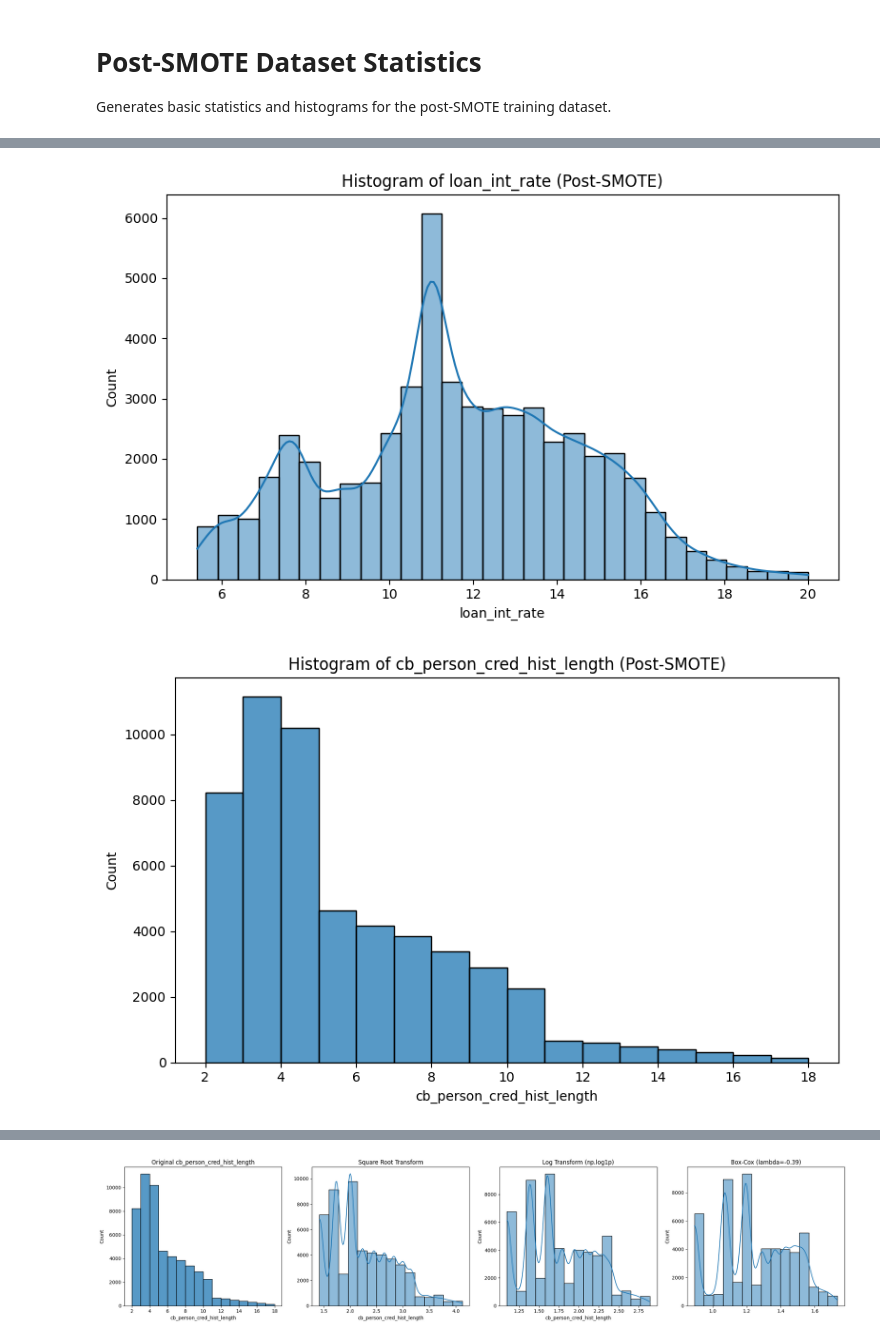
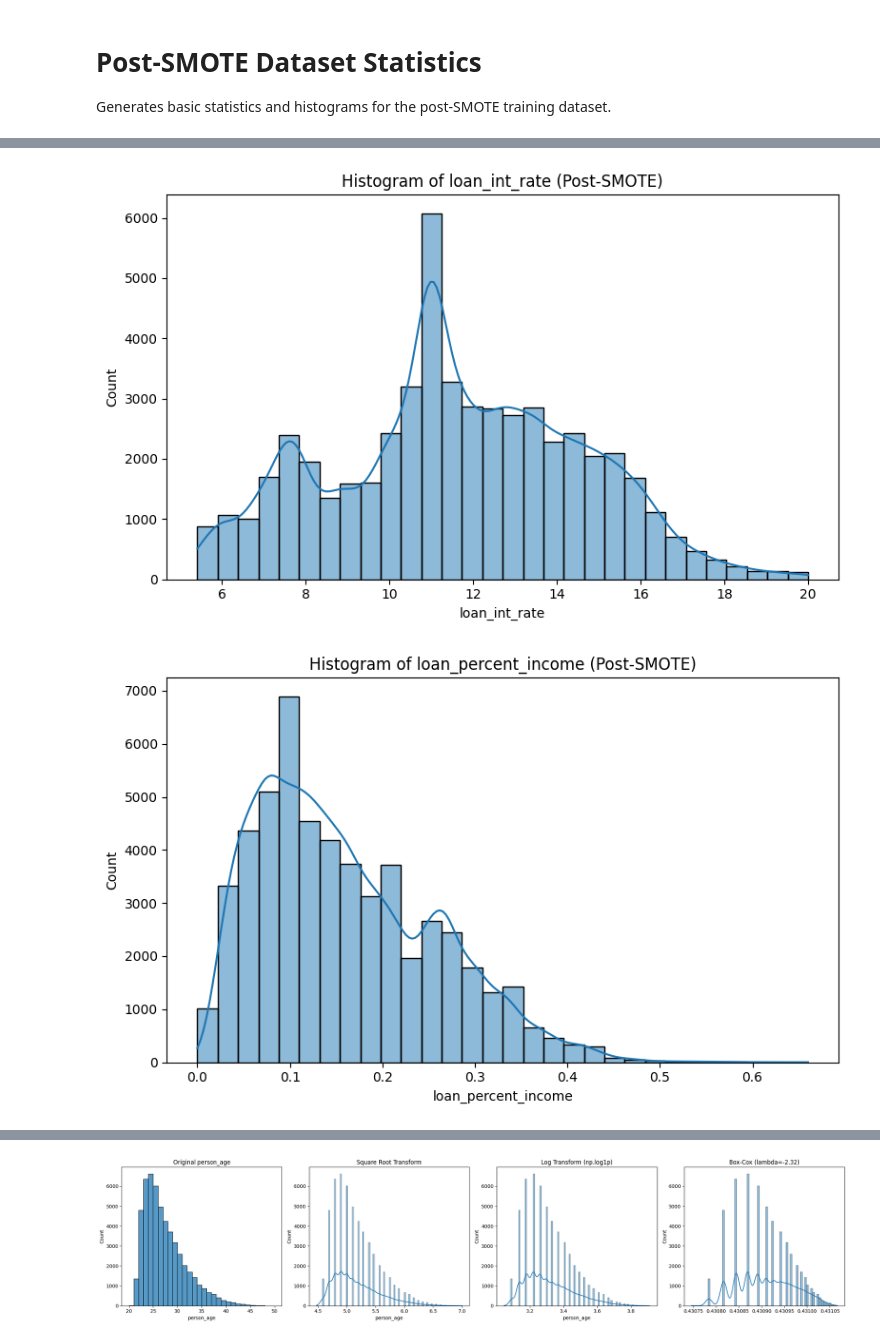
Before and after one commit to ntdai95/CSC503-Final-Project, a Jupyter notebook: notebooks/post_smote_eda.ipynb, the cells around one changed output, grey strips where cells are left out. Saved outputs shown, nothing was run; the diff lists cells and outputs as text; code cells hidden in the pictures.

```diff
--- a/notebooks/post_smote_eda.ipynb
+++ b/notebooks/post_smote_eda.ipynb
@@ -12,8 +12,7 @@ from scipy import stats
 data_path = "../data/pre-processed/loan_data_smoted_raw_train_4.csv"
 df = pd.read_csv(data_path)
 
-# Drop the loan_percent_income column
-df = df.drop(columns=['loan_percent_income'], errors='ignore')
+# We are keeping loan_percent_income as requested by Naomi
 
 # Identify Categorical Columns
 cat_cols = list(df.select_dtypes(include=['object', 'category']).columns)
@@ -55,15 +54,15 @@ for col in num_cols:
     plt.tight_layout()
     plt.show()
 
-# Transform Comparisons (Sqrt vs Log vs Reciprocal)
-cols_to_log = ['person_income', 'cb_person_cred_hist_length', 'loan_amnt']
-for col in cols_to_log:
+# Transform Comparisons (Sqrt vs Log vs Box-Cox)
+for col in num_cols:
     if col in df.columns:
         fig, axes = plt.subplots(1, 4, figsize=(22, 5))
 
-        # Preserve data purity: Do not round the SMOTE fractions!
-        # We will instead use fewer bins to visually smooth the discontinuous artifact.
-        clean_data = df[col]
+        # Re-apply rounding! Reducing bins wasn't enough to kill the SMOTE comb artifacts.
+        # Features like interest rate and percent income are true decimals, so we DO NOT round them.
+        decimal_cols = ['loan_int_rate', 'loan_percent_income']
+        clean_data = df[col] if col in decimal_cols else np.round(df[col])
 
         # Original
         if col in discrete_cols:
@@ -76,16 +75,16 @@ for col in cols_to_log:
         axes[0].set_title(f"Original {col}")
 
         # Square Root (Less Aggressive)
-        sns.histplot(np.sqrt(clean_data), kde=True, bins=15, ax=axes[1])
+        sns.histplot(np.sqrt(clean_data), kde=True, ax=axes[1])
         axes[1].set_title(f"Square Root Transform")
 
         # Log transformed (Aggressive)
-        sns.histplot(np.log1p(clean_data), kde=True, bins=15, ax=axes[2])
+        sns.histplot(np.log1p(clean_data), kde=True, ax=axes[2])
         axes[2].set_title(f"Log Transform (np.log1p)")
 
         # Box-Cox transformed (Optimal Aggressiveness)
         transformed_data, best_lambda = stats.boxcox(clean_data + 1)
-        sns.histplot(transformed_data, kde=True, bins=15, ax=axes[3])
+        sns.histplot(transformed_data, kde=True, ax=axes[3])
         axes[3].set_title(f"Box-Cox (lambda={best_lambda:.2f})")
 
         plt.tight_layout()
@@ -104,13 +103,13 @@ max        49.000     778815.000          26.000  35000.000         20.000
 
 --- person_gender Counts ---
 ... (28 lines left out)
 --- loan_status Counts ---
 loan_status
 0    26765
 1    26765
 [figure]
 [figure]
 [figure]
 [figure]
 [figure]
-[figure, old version]
+[figure, new version]
@@ -119 +118 @@ loan_status
-[figure, old version]
+[figure, new version]
```
Also changed, not shown: parts of 1 cell of this notebook.
